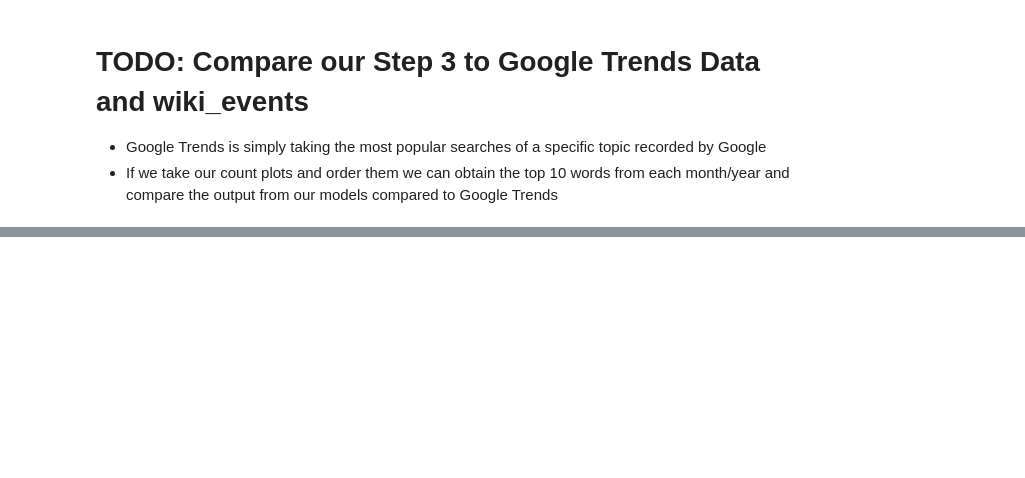
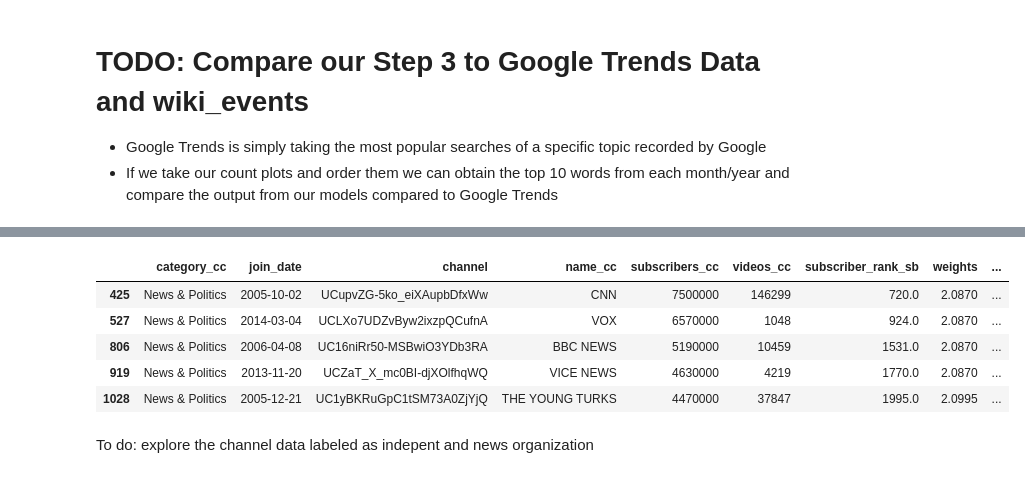
Before and after one commit to epfl-ada/ada-2022-project-chromegoldfish, a Jupyter notebook: src/data-explore.ipynb, the cells around one changed output, grey strips where cells are left out. Drawn from its saved outputs; the diff is of its cells as text; code cells hidden in the pictures; blank space fills up the shorter version.

```diff
--- a/src/data-explore.ipynb
+++ b/src/data-explore.ipynb
@@ -1344,0 +1455,14 @@ Cluster 199: us google wlwt instagram like
+# %%
+frames = [df_filtered_news_org, df_filtered_news_ind]
+# %%
+df_filter_news_merge = pd.concat(frames)
+df_filter_news_merge.head()
+# %% [output]
+|  | category_cc | join_date | channel | name_cc | subscribers_cc | videos_cc | subscriber_rank_sb | weights | ... |
+| 425 | News & Politics | 2005-10-02 | UCupvZG-5ko_eiXAupbDfxWw | CNN | 7500000 | 146299 | 720.0 | 2.0870 | ... |
+| 527 | News & Politics | 2014-03-04 | UCLXo7UDZvByw2ixzpQCufnA | VOX | 6570000 | 1048 | 924.0 | 2.0870 | ... |
+| 806 | News & Politics | 2006-04-08 | UC16niRr50-MSBwiO3YDb3RA | BBC NEWS | 5190000 | 10459 | 1531.0 | 2.0870 | ... |
+| 919 | News & Politics | 2013-11-20 | UCZaT_X_mc0BI-djXOlfhqWQ | VICE NEWS | 4630000 | 4219 | 1770.0 | 2.0870 | ... |
+| 1028 | News & Politics | 2005-12-21 | UC1yBKRuGpC1tSM73A0ZjYjQ | THE YOUNG TURKS | 4470000 | 37847 | 1995.0 | 2.0995 | ... |
+# %% [markdown]
+To do: explore the channel data labeled as indepent and news organization
```
Also changed, not shown: parts of 15 cells of this notebook.
